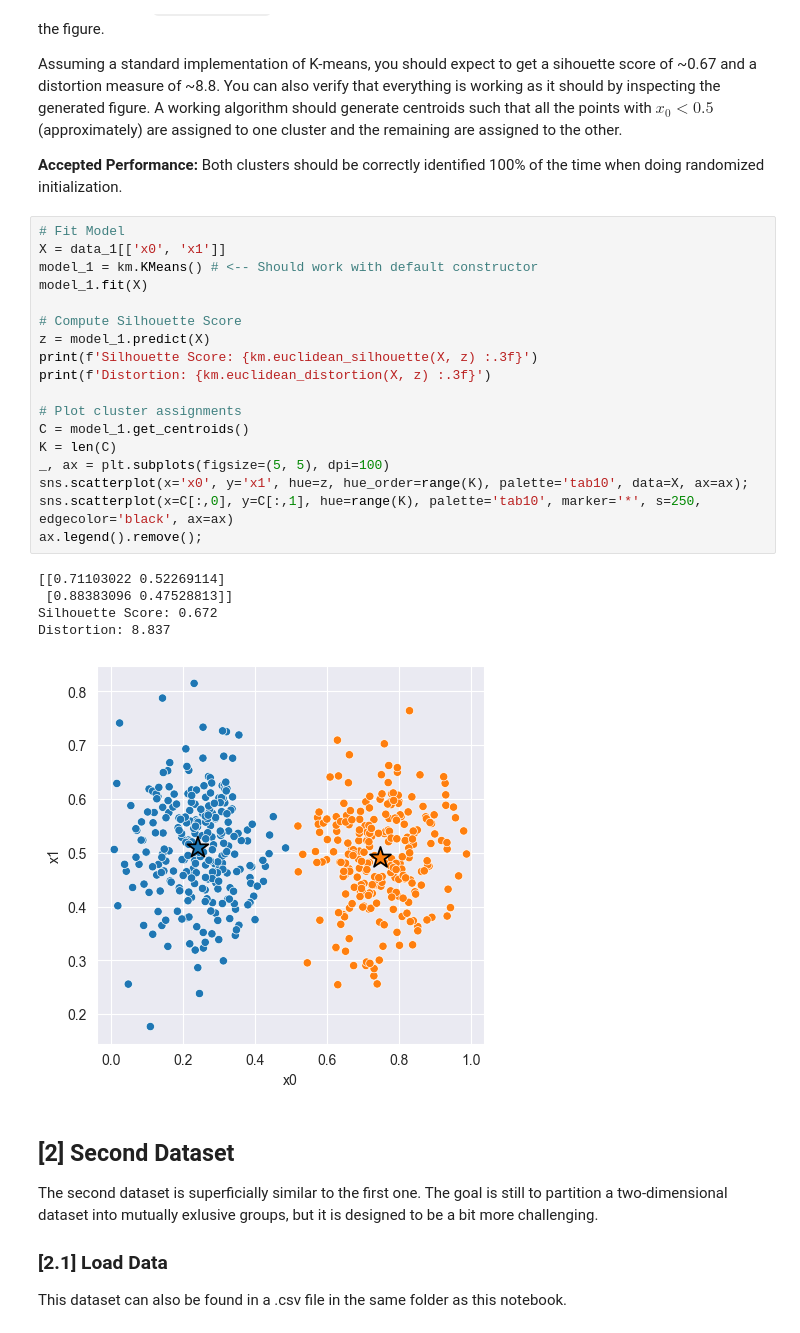
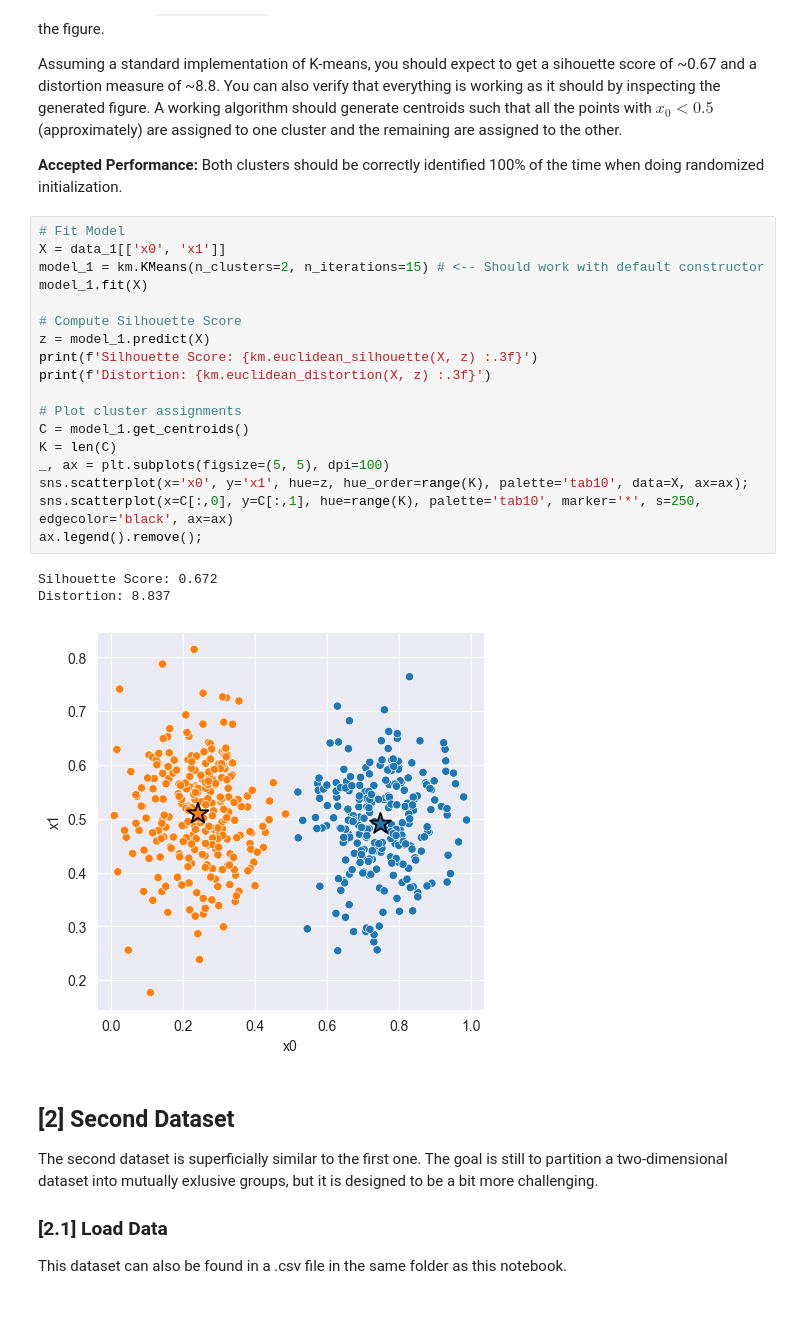
Before and after one commit to martinwholtmon/tdt4173-2022-task-1, a Jupyter notebook: k_means/experiment.ipynb, the cells around one changed output. Drawn from its saved outputs; the diff is of its cells as text.

```diff
--- a/k_means/experiment.ipynb
+++ b/k_means/experiment.ipynb
@@ -72,27 +72,25 @@ Assuming a standard implementation of K-means, you should expect to get a sihoue
 # %%
 # Fit Model
 X = data_1[['x0', 'x1']]
-model_1 = km.KMeans() # <-- Should work with default constructor
+model_1 = km.KMeans(n_clusters=2, n_iterations=15) # <-- Should work with default constructor
 model_1.fit(X)
 
 # Compute Silhouette Score
 z = model_1.predict(X)
 print(f'Silhouette Score: {km.euclidean_silhouette(X, z) :.3f}')
 print(f'Distortion: {km.euclidean_distortion(X, z) :.3f}')
 
 # Plot cluster assignments
 C = model_1.get_centroids()
 K = len(C)
 _, ax = plt.subplots(figsize=(5, 5), dpi=100)
 sns.scatterplot(x='x0', y='x1', hue=z, hue_order=range(K), palette='tab10', data=X, ax=ax);
 sns.scatterplot(x=C[:,0], y=C[:,1], hue=range(K), palette='tab10', marker='*', s=250, edgecolor='black', ax=ax)
 ax.legend().remove();
 # %% [output]
-[[0.71103022 0.52269114]
- [0.88383096 0.47528813]]
 Silhouette Score: 0.672
 Distortion: 8.837
-[figure, old version]
+[figure, new version]
 # %% [markdown]
 ## [2] Second Dataset
 
```
Also changed, not shown: parts of 2 cells of this notebook, 1 other file.
